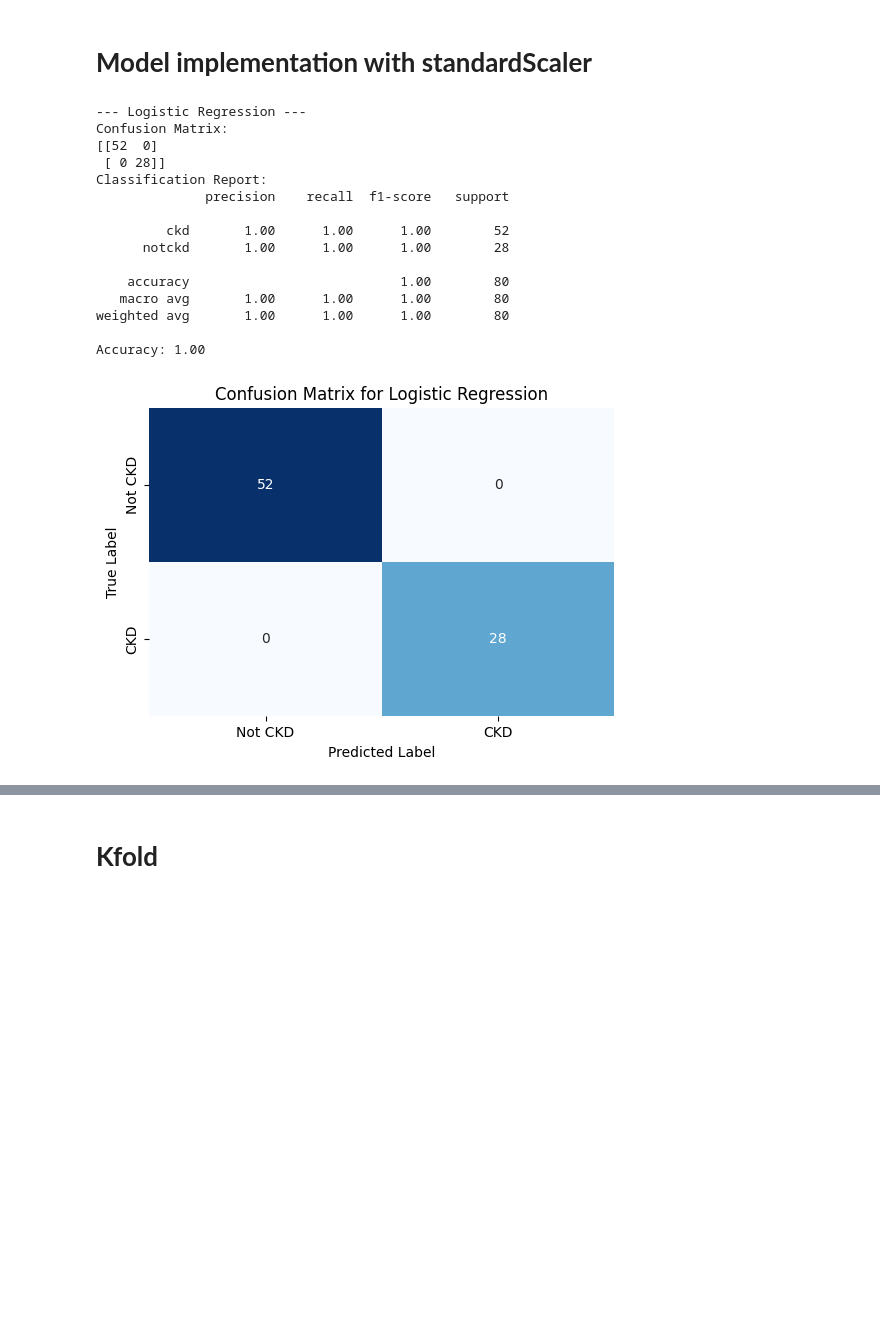
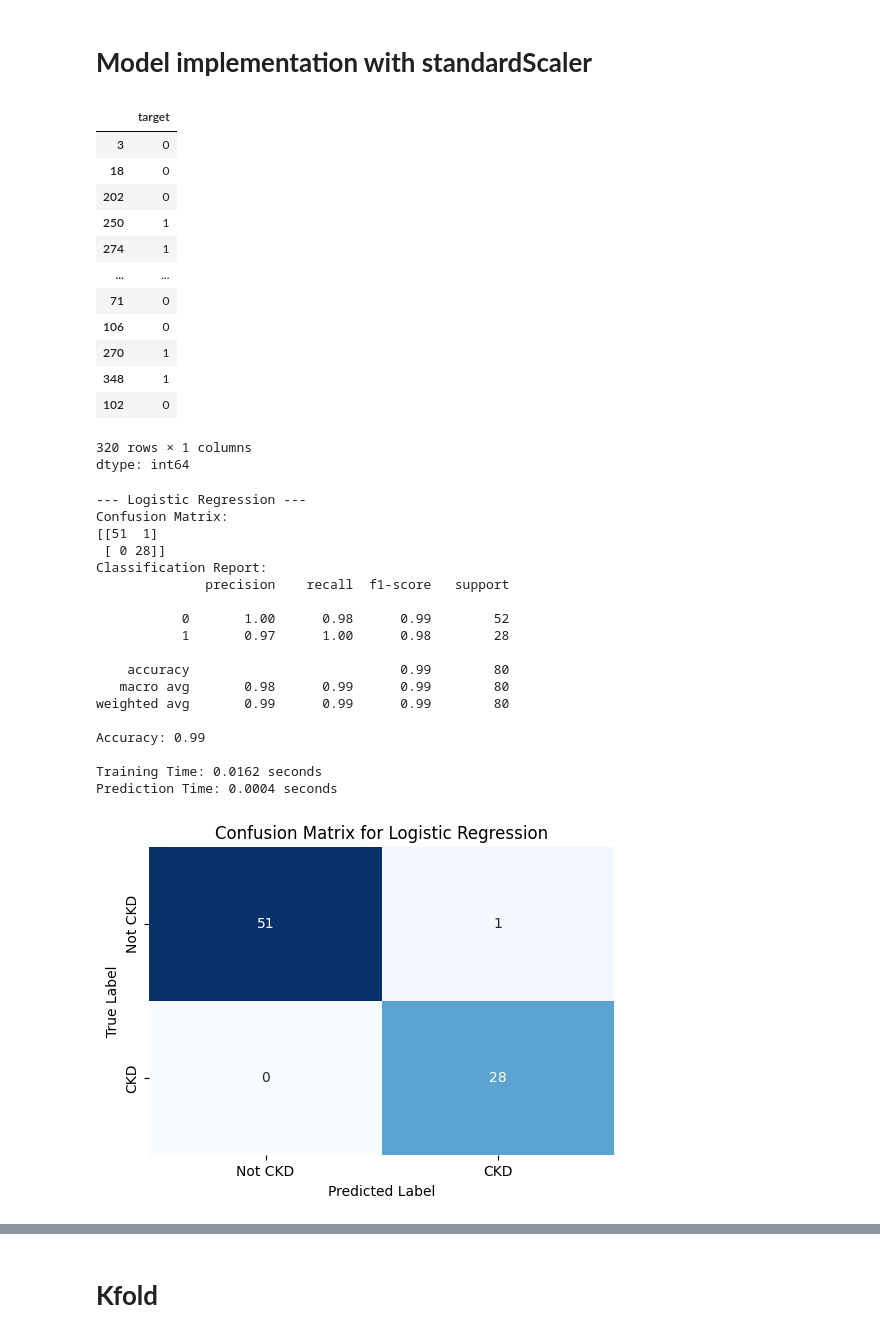
Before and after one commit to Sa22ahy/Project, a Jupyter notebook: CodeFile.ipynb, the cells around one changed output, grey strips where cells are left out. Cells and saved outputs as stored; diff of their text form; code cells hidden in the pictures; blank space fills up the shorter version.

Commit message:
Final code file
updated code according to professor's instructions apply different models and hyperparameters

```diff
--- a/CodeFile.ipynb
+++ b/CodeFile.ipynb
@@ -224,3 +204,5 @@ Data columns (total 24 columns):
  23  ane     400 non-null    int64
 dtypes: float64(14), int64(10)
 memory usage: 75.1 KB
+# %%
+merged_df['target']=le.fit_transform(merged_df['target'])
@@ -403,16 +408,40 @@ scaler = StandardScaler()
 X_train_scaled = scaler.fit_transform(X_train)
 X_test_scaled = scaler.transform(X_test)
 X_scaled=scaler.fit_transform(X)
+# %%
+y_train
+# %% [output]
+|  | target |
+| 3 | 0 |
+| 18 | 0 |
+| 202 | 0 |
+| 250 | 1 |
+| 274 | 1 |
+| ... | ... |
+| 71 | 0 |
+| 106 | 0 |
+| 270 | 1 |
+| 348 | 1 |
+| 102 | 0 |
+320 rows × 1 columns
+dtype: int64
 # %%
 
 
 # Define a function to train, evaluate, and plot the confusion matrix for a given model
 def evaluate_model(model, model_name):
     # Train the model
+    start_train = time.time()
     model.fit(X_train_scaled, y_train)
+    end_train = time.time()
+    training_time = end_train - start_train
+
 
     # Make predictions
+    start_predict = time.time()
     y_pred = model.predict(X_test_scaled)
+    end_predict = time.time()
+    prediction_time = end_predict - start_predict
 
     # Print evaluation metrics
     print(f"--- {model_name} ---")
@@ -421,6 +450,8 @@ def evaluate_model(model, model_name):
     print("Classification Report:")
     print(classification_report(y_test, y_pred))
     print(f"Accuracy: {accuracy_score(y_test, y_pred):.2f}\n")
+    print(f"Training Time: {training_time:.4f} seconds")
+    print(f"Prediction Time: {prediction_time:.4f} seconds\n")
 
     # Plot the confusion matrix
     plt.figure(figsize=(6, 4))
@@ -434,23 +465,26 @@ def evaluate_model(model, model_name):
 
 
 # 1. Logistic Regression
-evaluate_model(LogisticRegression(max_iter=10), "Logistic Regression")
+evaluate_model(LogisticRegression(max_iter=5), "Logistic Regression")
 # %% [output]
 --- Logistic Regression ---
 Confusion Matrix:
-[[52  0]
+[[51  1]
  [ 0 28]]
 Classification Report:
               precision    recall  f1-score   support
 
-         ckd       1.00      1.00      1.00        52
-      notckd       1.00      1.00      1.00        28
+           0       1.00      0.98      0.99        52
+           1       0.97      1.00      0.98        28
 
-    accuracy                           1.00        80
-   macro avg       1.00      1.00      1.00        80
-weighted avg       1.00      1.00      1.00        80
+    accuracy                           0.99        80
+   macro avg       0.98      0.99      0.99        80
+weighted avg       0.99      0.99      0.99        80
 
-Accuracy: 1.00
+Accuracy: 0.99
+
+Training Time: 0.0162 seconds
+Prediction Time: 0.0004 seconds
 [figure]
 # %%
 
```
Also changed, not shown: parts of 28 cells of this notebook.
